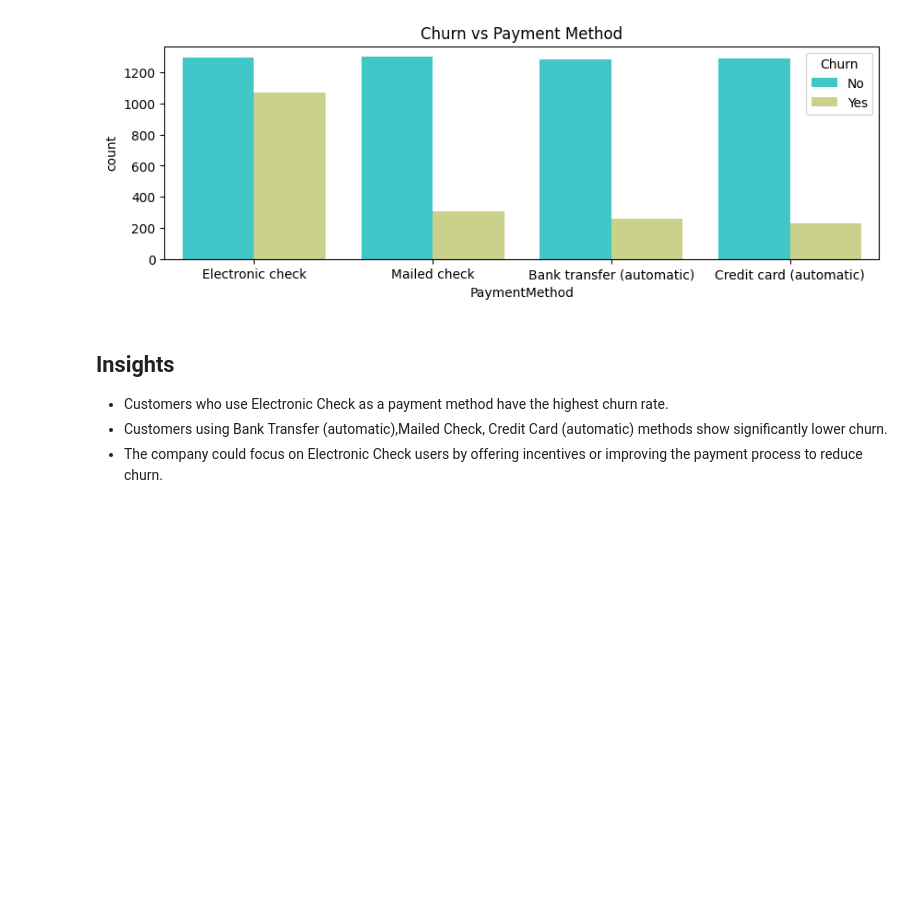
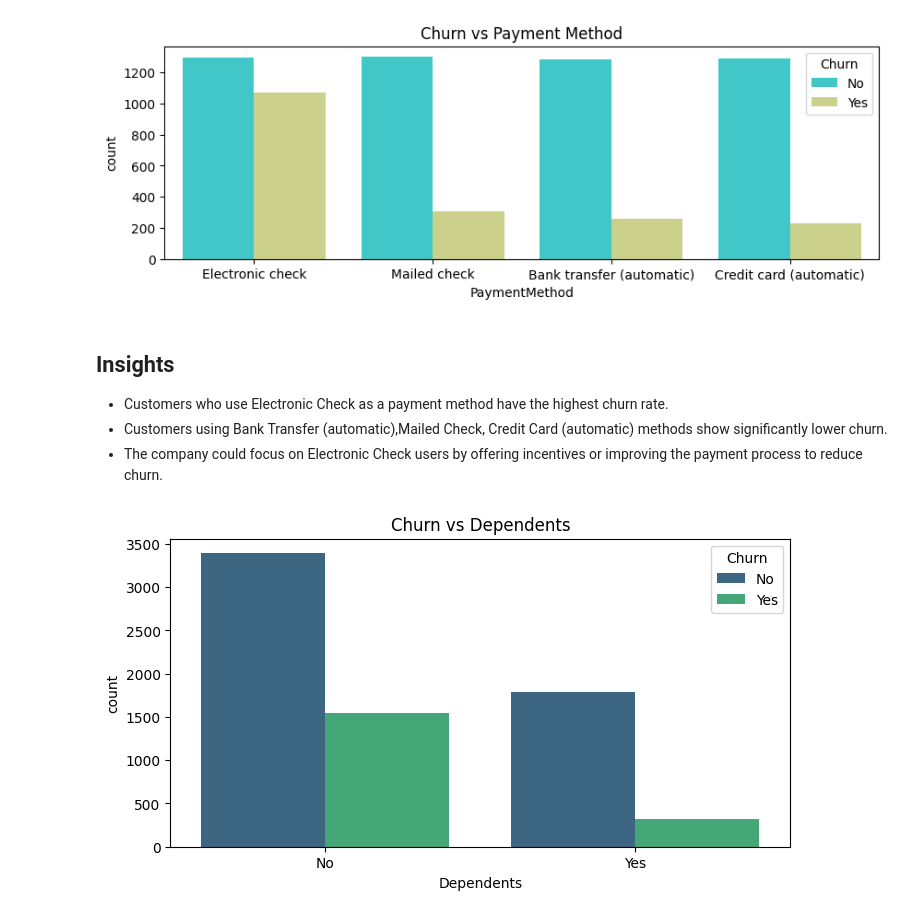
Before and after one commit to AmmarShaikh81/Customer_Churn_Analysis, a Jupyter notebook: Notebooks/Notebook1.ipynb, the cells around one changed output. Cells and saved outputs as stored; diff of their text form; code cells hidden in the pictures; blank space fills up the shorter version.

Commit message:
Performed churn analysis with Dependents features

```diff
--- a/Notebooks/Notebook1.ipynb
+++ b/Notebooks/Notebook1.ipynb
@@ -322,3 +322,11 @@ plt.show()
 -  Customers who use Electronic Check as a payment method have the highest churn rate.
 - Customers using Bank Transfer (automatic),Mailed  Check, Credit Card (automatic) methods show significantly lower churn.
 - The company could focus on Electronic Check users by offering incentives or improving the payment process to reduce churn.
+# %%
+#churn vs Dependents
+plt.figure(figsize=(8,4))
+sns.countplot(df, x='Dependents', hue='Churn',palette='viridis')
+plt.title("Churn vs Dependents")
+plt.show()
+# %% [output]
+[figure, added]
```
Also changed, not shown: parts of 1 cell of this notebook.
